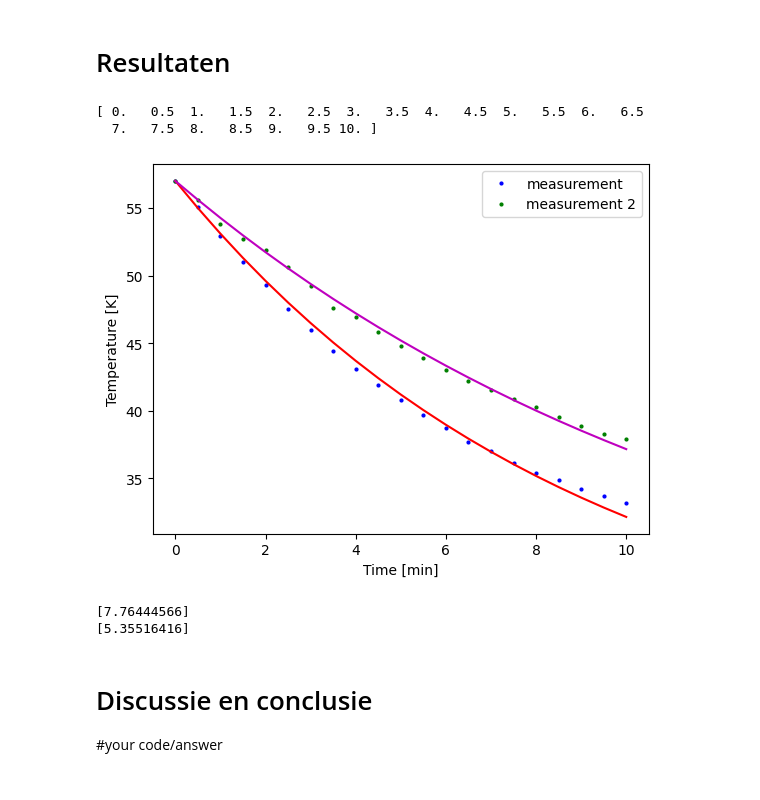
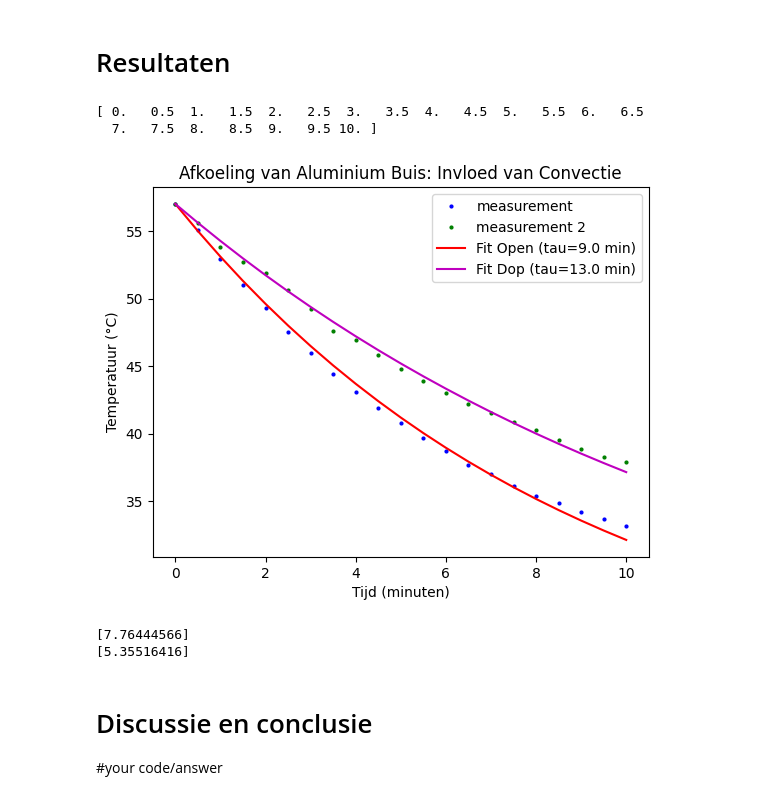
Before and after one commit to tak-max/Aal-en-Bec, a Jupyter notebook: Content/Labs/IP2_PR_afkoelen_buizen.ipynb, the cells around one changed output. Drawn from its saved outputs; the diff is of its cells as text; code cells hidden in the pictures.

```diff
--- a/Content/Labs/IP2_PR_afkoelen_buizen.ipynb
+++ b/Content/Labs/IP2_PR_afkoelen_buizen.ipynb
@@ -303,38 +304,40 @@ warmtecapaciteit = hoogte_buis * np.pi * ((diameter_buis/2 + dikte_buis)**2 - (d
 
 # pas beginwaardes aan naar schatting
 # Het aantal maxfev moet wellicht hoger voor goede convergentie van de waarde
 popt, pocv = curve_fit(exp_func, times, temps, p0 = (5))#, maxfev=5000)
 popt2, pocv2 = curve_fit(exp_func, times, temp2, p0 = (5))#, maxfev=5000)
 
 tau_exp = popt
 
 y_fit = exp_func(times, *popt)
 
 plt.figure()
-plt.xlabel('Time [min]')
-plt.ylabel('Temperature [K]')
+plt.title('Afkoeling van Aluminium Buis: Invloed van Convectie')
+plt.xlabel('Tijd (minuten)')
+plt.ylabel('Temperatuur (°C)')
 
 plt.plot(times, temps, 'bo', label='measurement', markersize=2)
 plt.plot(times, temp2, 'go', label='measurement 2', markersize=2)
-plt.plot(times, exp_func(times, *popt), 'r-')
-plt.plot(times, exp_func(times, *popt2), 'm-')
+plt.plot(times, exp_func(times, *popt), 'r-', label=f'Fit Open (tau={popt_open[0]:.1f} min)')
+plt.plot(times, exp_func(times, *popt2), 'm-', label=f'Fit Dop (tau={popt_dop[0]:.1f} min)')
+
 
 plt.legend()
 
 plt.show()
 
 h_exp = (warmtecapaciteit) / (popt * buitenoppervlak)
 h_exp2 = (warmtecapaciteit) / (popt2 * buitenoppervlak)
 
 print(h_exp)
 print(h_exp2) # warmteoverdrachtscoëfficiënt in W/m^2 K
 # Sla figuren op met
 #
 # plt.savefig("Figuren/naam.png", dpi=450)
 # %% [output]
 [ 0.   0.5  1.   1.5  2.   2.5  3.   3.5  4.   4.5  5.   5.5  6.   6.5
   7.   7.5  8.   8.5  9.   9.5 10. ]
-[figure, old version]
+[figure, new version]
 [7.76444566]
 [5.35516416]
 # %% [markdown]
```
Also changed, not shown: parts of 2 cells of this notebook.
